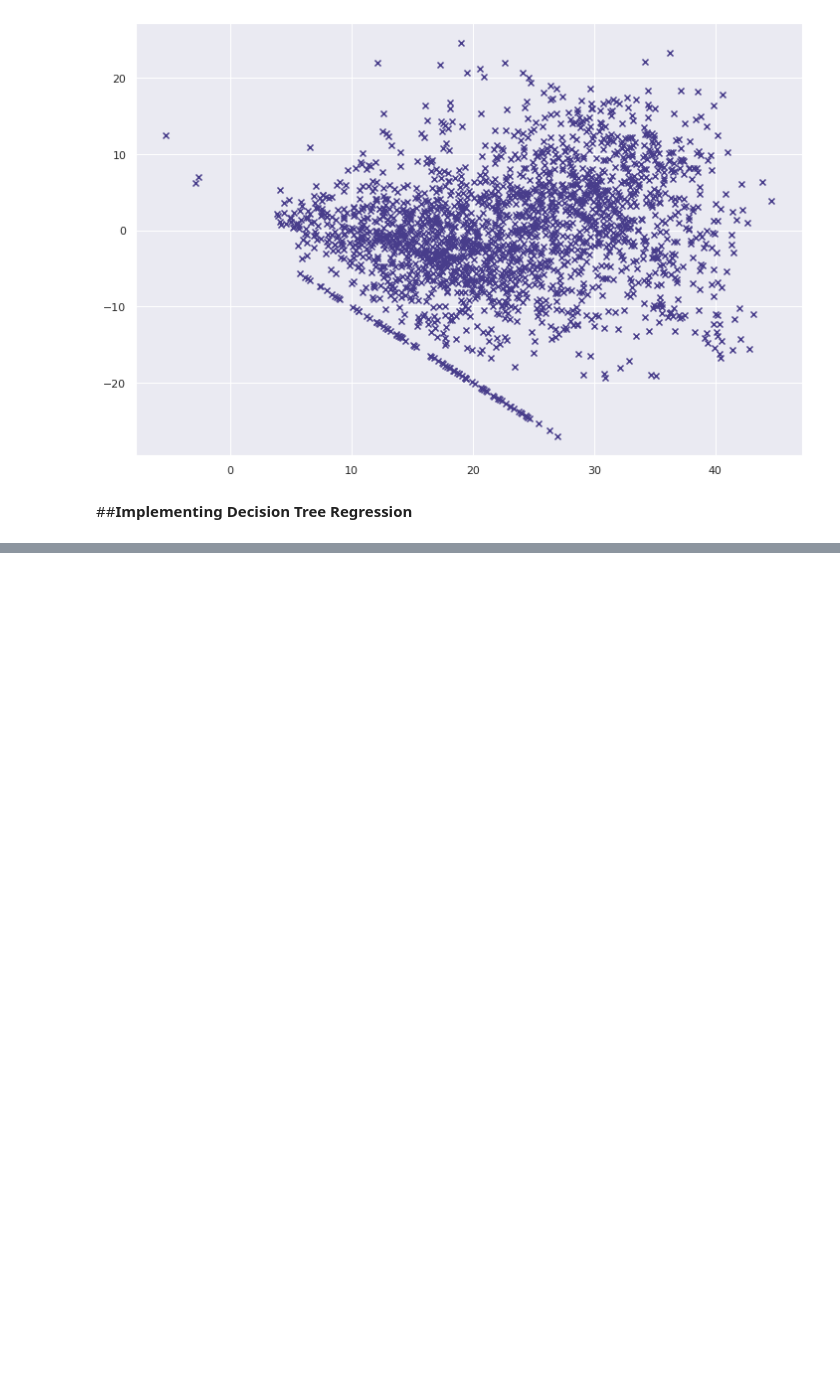
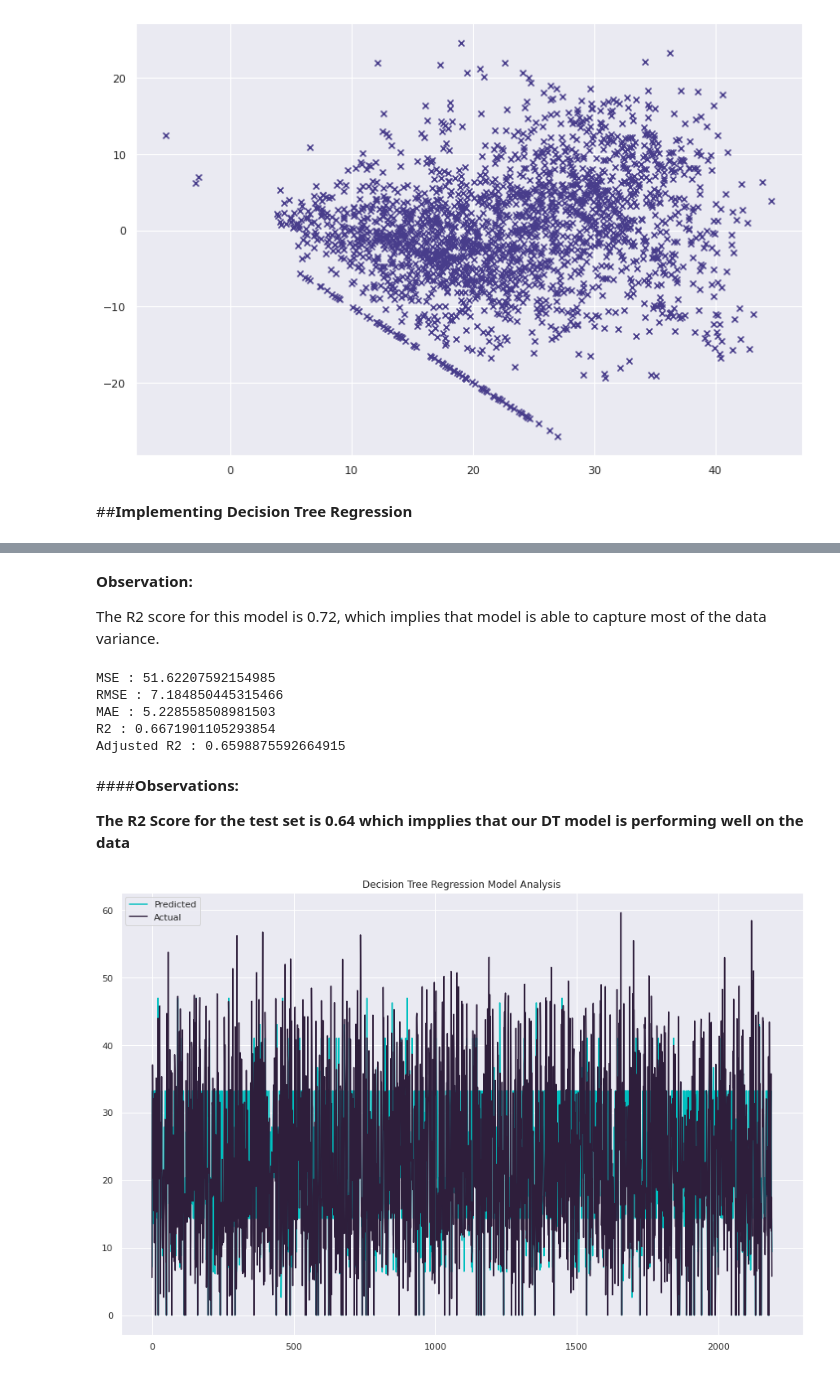
Before and after one commit to gauravmalakar08/Bike-Sharing-Demand-Prediction, a Jupyter notebook: Bike_Sharing_Demand_Prediction_2_Capstone_Project.ipynb, the cells around one changed output, grey strips where cells are left out. Saved outputs shown, nothing was run; the diff lists cells and outputs as text; code cells hidden in the pictures; blank space fills up the shorter version.

```diff
--- a/Bike_Sharing_Demand_Prediction_2_Capstone_Project.ipynb
+++ b/Bike_Sharing_Demand_Prediction_2_Capstone_Project.ipynb
@@ -969,3 +988,8 @@ plt.scatter((y_pred_test_en),(y_test)-(y_pred_test_en),color = 'darkslateblue',m
 [figure]
 # %% [markdown]
 ##**Implementing Decision Tree Regression**
+# %%
+#implimenting the Decision Tree Regression
+decision_tree_reg = DecisionTreeRegressor(criterion='mse', max_depth=8,
+                      max_features=9, max_leaf_nodes=100,)
+decision_tree_reg.fit(X_train, y_train)
@@ -971,0 +999,4 @@ plt.scatter((y_pred_test_en),(y_test)-(y_pred_test_en),color = 'darkslateblue',m
+# %%
+#getting the X_train and X-test value
+y_pred_train_d = decision_tree_reg.predict(X_train)
+y_pred_test_d = decision_tree_reg.predict(X_test)
@@ -971,0 +1031,4 @@ plt.scatter((y_pred_test_en),(y_test)-(y_pred_test_en),color = 'darkslateblue',m
+# %% [markdown]
+**Observation:**
+
+The R2 score for this model is 0.72, which implies that model is able to capture most of the data variance.
@@ -971,0 +1045,28 @@ plt.scatter((y_pred_test_en),(y_test)-(y_pred_test_en),color = 'darkslateblue',m
+# %%
+#calculating MSE
+MSE= mean_squared_error(y_test, y_pred_test_d)
+print("MSE :",MSE)
+
+#calculating RMSE
+RMSE=np.sqrt(MSE)
+print("RMSE :",RMSE)
+
+#calculating MAE
+MAE= mean_absolute_error(y_test, y_pred_test_d)
+print("MAE :",MAE)
+
+#calculating r2 and adjusted r2
+r2= r2_score((y_test), (y_pred_test_d))
+print("R2 :",r2)
+Adjusted_R2=(1-(1-r2_score((y_test), (y_pred_test_d)))*((X_test.shape[0]-1)/(X_test.shape[0]-X_test.shape[1]-1)))
+print("Adjusted R2 :",1-(1-r2_score((y_test), (y_pred_test_d)))*((X_test.shape[0]-1)/(X_test.shape[0]-X_test.shape[1]-1)))
+# %% [output]
+MSE : 51.62207592154985
+RMSE : 7.184850445315466
+MAE : 5.228558508981503
+R2 : 0.6671901105293854
+Adjusted R2 : 0.6598875592664915
+# %% [markdown]
+####**Observations:**
+
+**The R2 Score for the test set is 0.64 which impplies that our DT model is performing well on the data**
@@ -971,0 +1083,13 @@ plt.scatter((y_pred_test_en),(y_test)-(y_pred_test_en),color = 'darkslateblue',m
+# %%
+#Ploting the figure
+sns.set_theme(style='darkgrid', palette='mako')
+plt.figure(figsize=(15,10))
+
+plt.plot(np.array(y_pred_test_d), color = 'c')
+plt.plot(np.array(y_test))
+
+plt.legend(["Predicted","Actual"])
+plt.title('Decision Tree Regression Model Analysis')
+plt.show()
+# %% [output]
+[figure, added]
```
Also changed, not shown: parts of 50 cells of this notebook.
